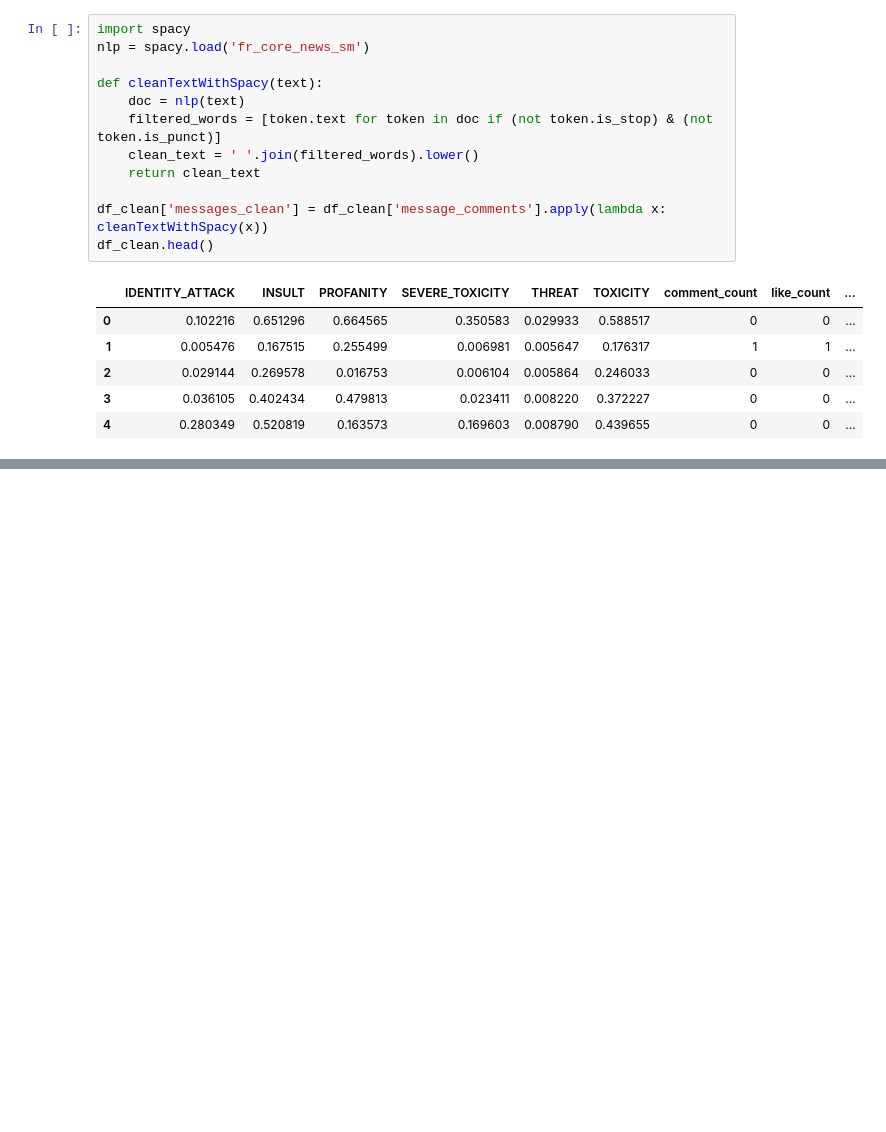
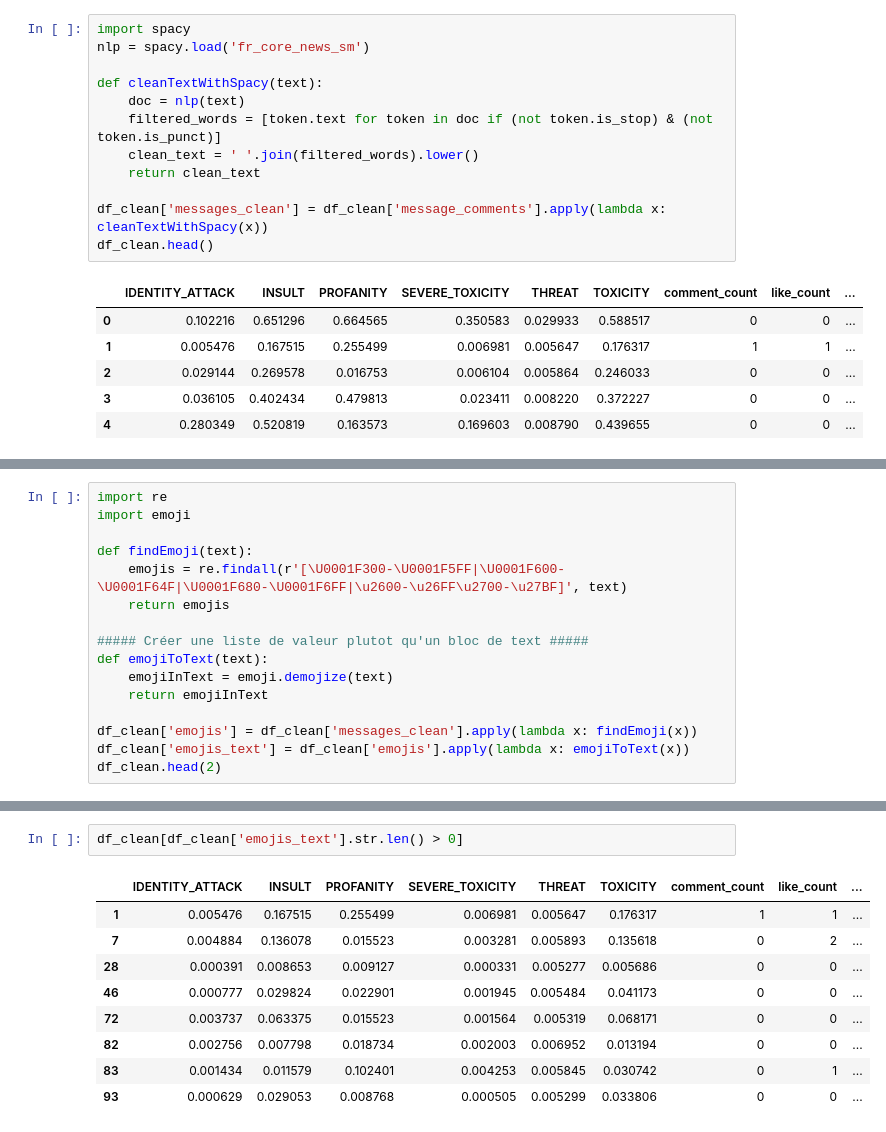
Before and after one commit to caseguin/GLO-7027, a Jupyter notebook: charles_workspace/charles_cleaning.ipynb, the cells around one changed output, grey strips where cells are left out. Drawn from its saved outputs; the diff is of its cells as text; blank space fills up the shorter version.

Commit message:
Extract emoji

```diff
--- a/charles_workspace/charles_cleaning.ipynb
+++ b/charles_workspace/charles_cleaning.ipynb
@@ -217,0 +213,16 @@ ImportError: cannot import name 'UNICODE_EMOJI' from 'emoji' (C:\Users\Charles_t
+# %%
+import re
+import emoji
+
+def findEmoji(text):
+    emojis = re.findall(r'[\U0001F300-\U0001F5FF|\U0001F600-\U0001F64F|\U0001F680-\U0001F6FF|\u2600-\u26FF\u2700-\u27BF]', text)
+    return emojis
+
+##### Créer une liste de valeur plutot qu'un bloc de text #####
+def emojiToText(text):
+    emojiInText = emoji.demojize(text)
+    return emojiInText
+
+df_clean['emojis'] = df_clean['messages_clean'].apply(lambda x: findEmoji(x))
+df_clean['emojis_text'] = df_clean['emojis'].apply(lambda x: emojiToText(x))
+df_clean.head(2)
@@ -217,0 +240,12 @@ ImportError: cannot import name 'UNICODE_EMOJI' from 'emoji' (C:\Users\Charles_t
+# %%
+df_clean[df_clean['emojis_text'].str.len() > 0]
+# %% [output]
+|  | IDENTITY_ATTACK | INSULT | PROFANITY | SEVERE_TOXICITY | THREAT | TOXICITY | comment_count | like_count | ... |
+| 1 | 0.005476 | 0.167515 | 0.255499 | 0.006981 | 0.005647 | 0.176317 | 1 | 1 | ... |
+| 7 | 0.004884 | 0.136078 | 0.015523 | 0.003281 | 0.005893 | 0.135618 | 0 | 2 | ... |
+| 28 | 0.000391 | 0.008653 | 0.009127 | 0.000331 | 0.005277 | 0.005686 | 0 | 0 | ... |
+| 46 | 0.000777 | 0.029824 | 0.022901 | 0.001945 | 0.005484 | 0.041173 | 0 | 0 | ... |
+| 72 | 0.003737 | 0.063375 | 0.015523 | 0.001564 | 0.005319 | 0.068171 | 0 | 0 | ... |
+| 82 | 0.002756 | 0.007798 | 0.018734 | 0.002003 | 0.006952 | 0.013194 | 0 | 0 | ... |
+| 83 | 0.001434 | 0.011579 | 0.102401 | 0.004253 | 0.005845 | 0.030742 | 0 | 1 | ... |
+| 93 | 0.000629 | 0.029053 | 0.008768 | 0.000505 | 0.005299 | 0.033806 | 0 | 0 | ... |
```
Also changed, not shown: parts of 4 cells of this notebook.
